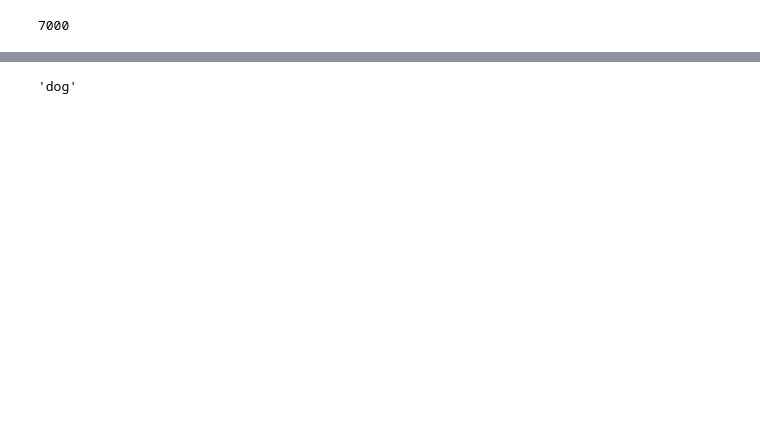
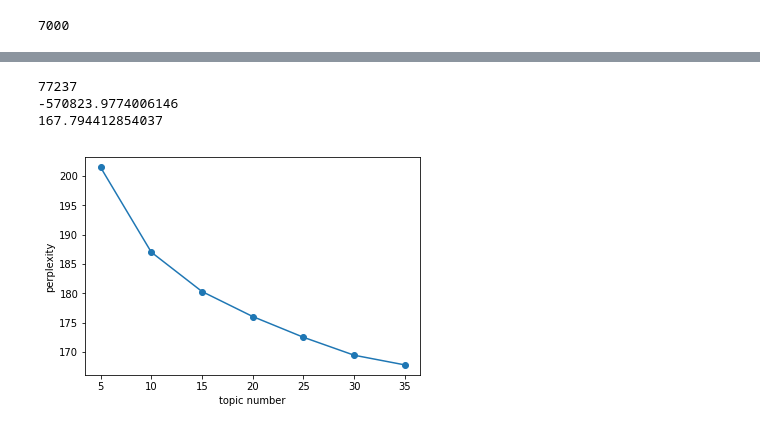
Before and after one commit to wxhan0128/GitHub-Data-Analysis, a Jupyter notebook: i590_data_analysis/descriptions_shu.ipynb, the cells around one changed output, grey strips where cells are left out. Saved outputs shown, nothing was run; the diff lists cells and outputs as text; code cells hidden in the pictures; blank space fills up the shorter version.

```diff
--- a/i590_data_analysis/descriptions_shu.ipynb
+++ b/i590_data_analysis/descriptions_shu.ipynb
@@ -387,6 +387,43 @@ term
-# %%
-from nltk.stem import WordNetLemmatizer
-wordnet_lemmatizer = WordNetLemmatizer()
-wordnet_lemmatizer.lemmatize('dogs')
-# %% [output]
-'dog'
+# %%
+fp1 = open('./results/docprobs_35.txt')
+str_prop_arr = []
+for line in fp1.readlines():
+    str_prop_arr.append(line.replace("\n",""))
+fp1.close()
+
+fp2 = open('./results/sum.txt')
+str_count_arr = []
+for line in fp2.readlines():
+    str_count_arr.append(line.replace("\n",""))
+fp2.close()
+
+prop_arr = list(map(float, str_prop_arr))
+count_arr = list(map(int, str_count_arr))
+
+log_likelihood = 0
+sum = 0
+
+for val in prop_arr:
+    log_likelihood += val
+
+for count in count_arr:
+    sum += count
+
+print(sum)
+print(log_likelihood)
+perplexity = 2**(-(log_likelihood/sum))
+print(perplexity)
+# %% [output]
+77237
+-570823.9774006146
+167.794412854037
+# %%
+topics_num = [5,10,15,20,25,30,35]
+perplexity_array = [201.51309228186344,187.02964688607923,180.31479669874173,176.04686564166764,172.5083842791524,169.44647660180442,167.794412854037]
+
+plt.plot(topics_num, perplexity_array, marker='o')
+plt.xlabel('topic number')
+plt.ylabel('perplexity')
+plt.show()
+# %% [output]
+[figure, added]
```
Also changed, not shown: parts of 8 cells of this notebook, 31 other files.
